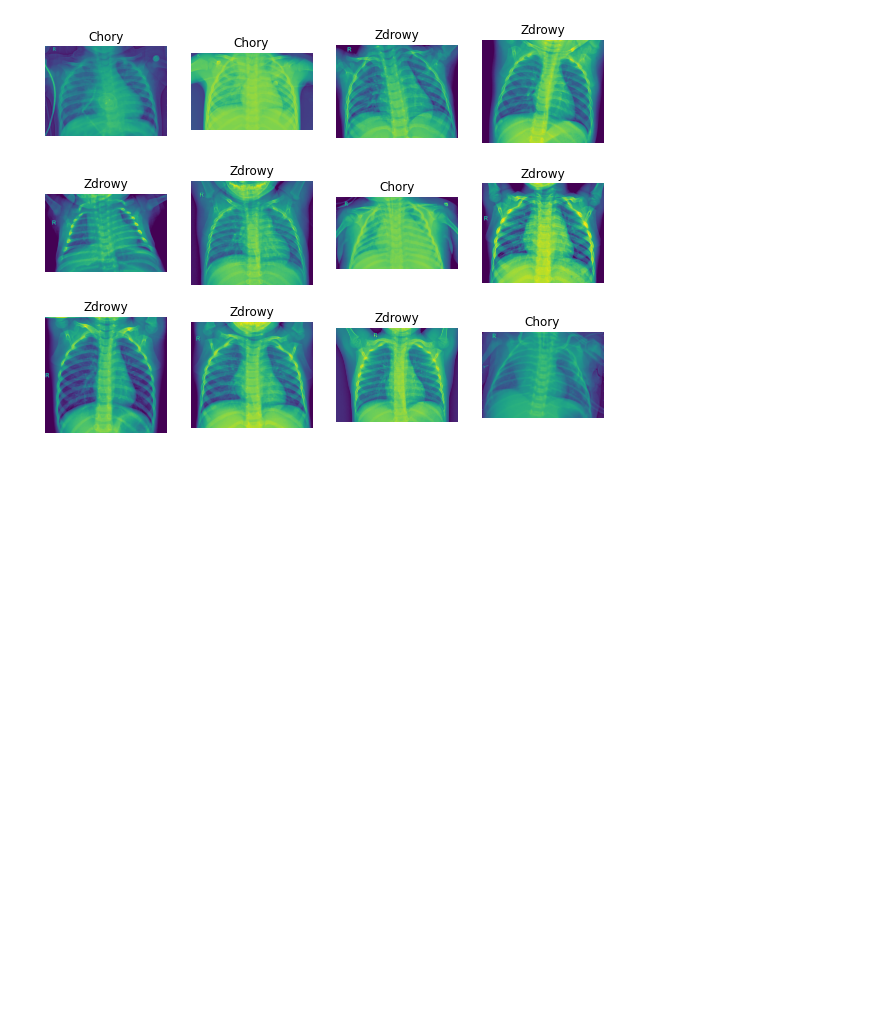
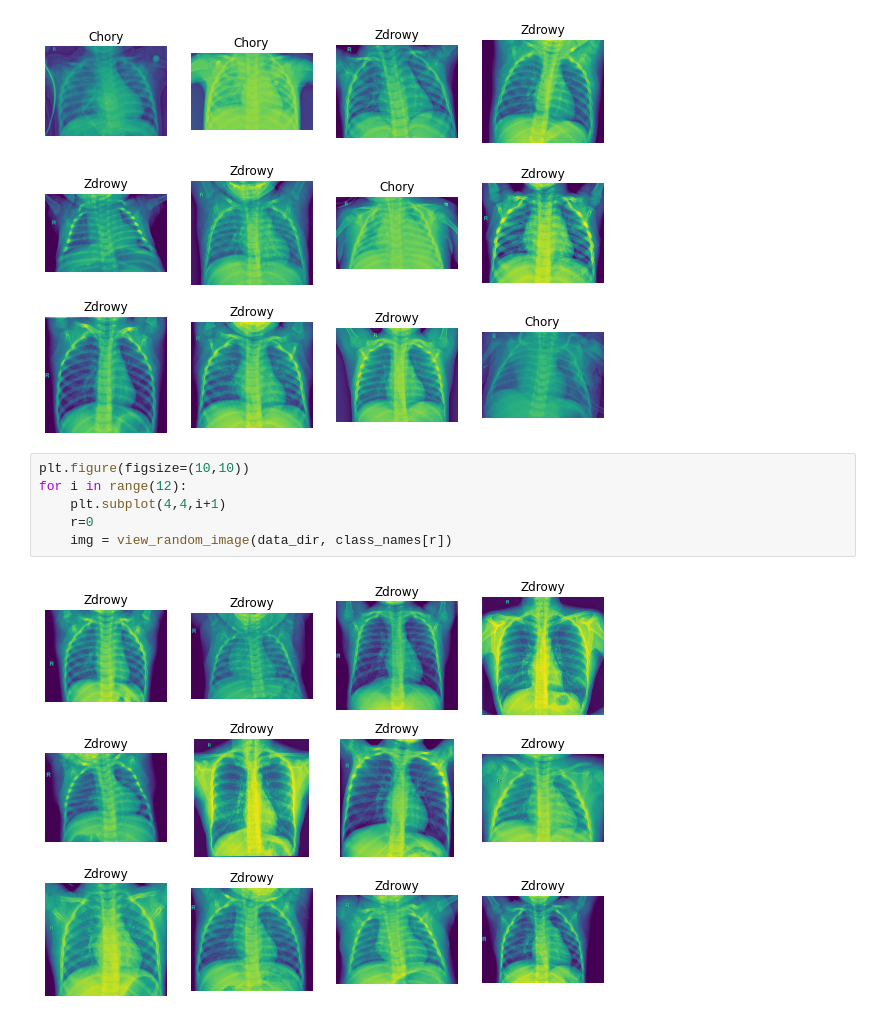
Before and after one commit to MichalZelasko/SISI-pojekt, a Jupyter notebook: src/data_visualizer.ipynb, the cells around one changed output. Drawn from its saved outputs; the diff is of its cells as text; blank space fills up the shorter version.

```diff
--- a/src/data_visualizer.ipynb
+++ b/src/data_visualizer.ipynb
@@ -76,3 +102,11 @@ for i in range(12):
     img = view_random_image(data_dir, class_names[r])
 # %% [output]
 [figure]
+# %%
+plt.figure(figsize=(10,10))
+for i in range(12):
+    plt.subplot(4,4,i+1)
+    r=0
+    img = view_random_image(data_dir, class_names[r])
+# %% [output]
+[figure, added]
```
Also changed, not shown: parts of 4 cells of this notebook, 6 other files.
